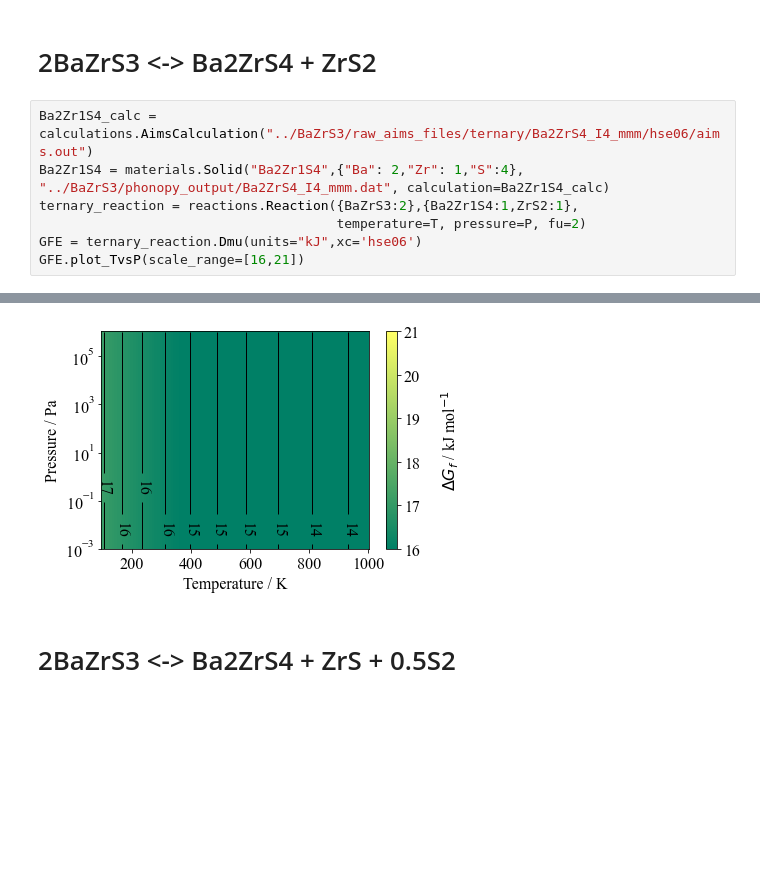
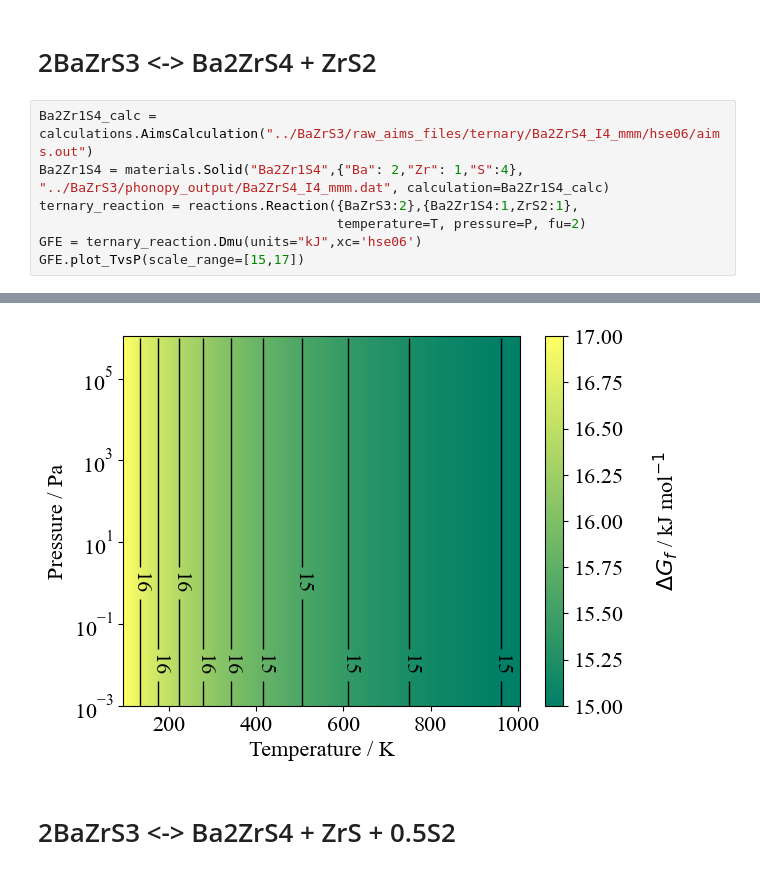
Before and after one commit to NU-CEM/ThermoPot, a Jupyter notebook: BaZrS3/BaZrS3_hse06.ipynb, the cells around one changed output, grey strips where cells are left out. Saved outputs shown, nothing was run; the diff lists cells and outputs as text; blank space fills up the shorter version.

```diff
--- a/BaZrS3/BaZrS3_hse06.ipynb
+++ b/BaZrS3/BaZrS3_hse06.ipynb
@@ -367,5 +377,5 @@ Ba2Zr1S4 = materials.Solid("Ba2Zr1S4",{"Ba": 2,"Zr": 1,"S":4}, "../BaZrS3/phonop
 ternary_reaction = reactions.Reaction({BaZrS3:2},{Ba2Zr1S4:1,ZrS2:1},
                                       temperature=T, pressure=P, fu=2)
 GFE = ternary_reaction.Dmu(units="kJ",xc='hse06')
-GFE.plot_TvsP(scale_range=[16,21])
+GFE.plot_TvsP(scale_range=[15,17])
 # %% [output]
@@ -373,4 +383,4 @@ GFE.plot_TvsP(scale_range=[16,21])
-[figure, old version]
+[figure, new version]
 # %% [markdown]
 #  2BaZrS3 <-> Ba2ZrS4 + ZrS + 0.5S2
 # %%
```
Also changed, not shown: parts of 40 cells of this notebook, 2 other files.
